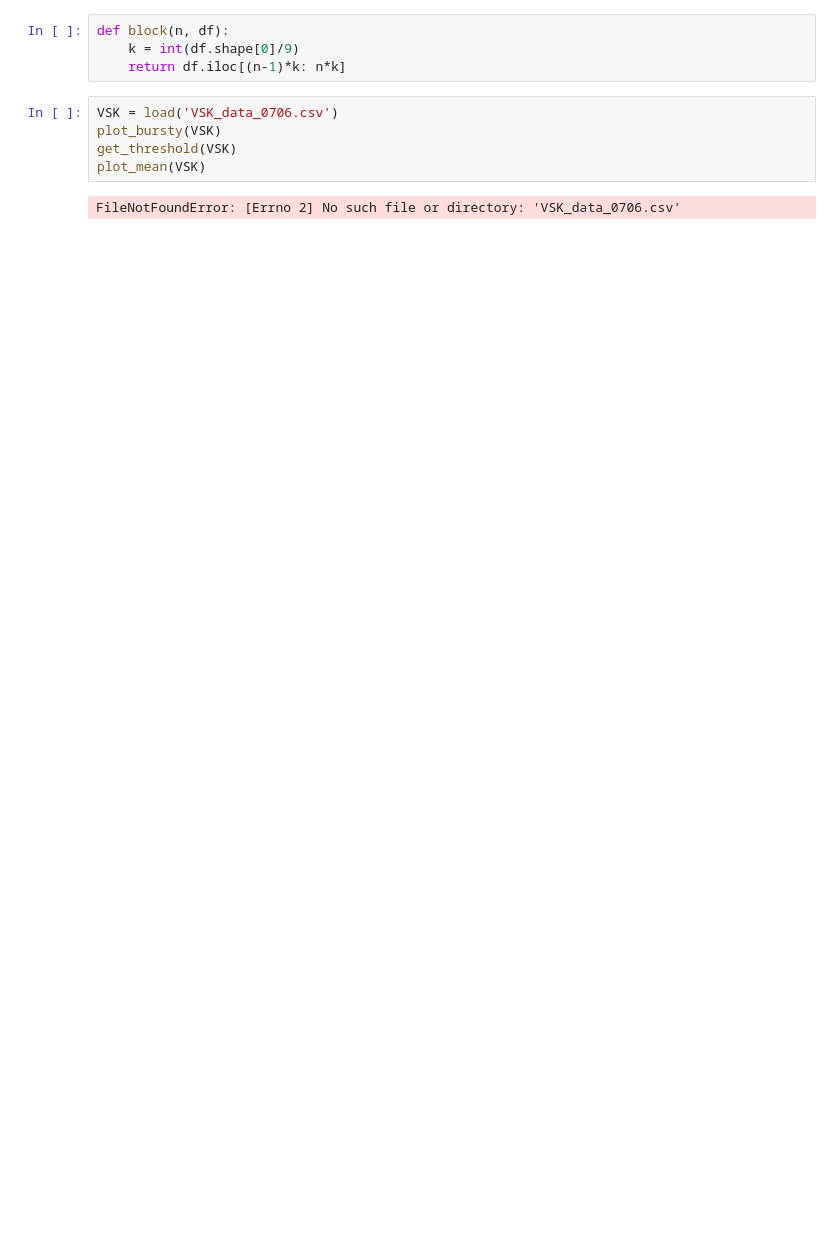
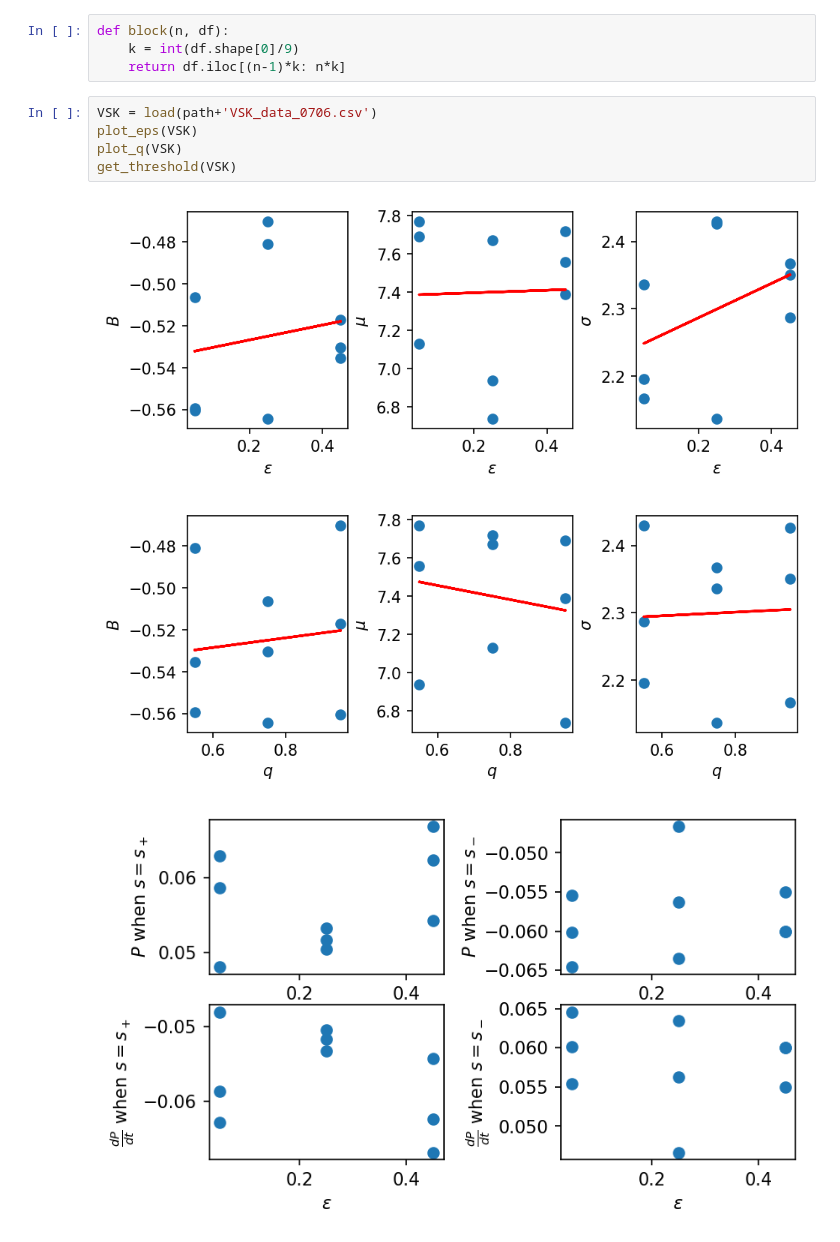
Before and after one commit to kalburge/stock-predict, a Jupyter notebook: analysis.ipynb, the cells around one changed output. Drawn from its saved outputs; the diff is of its cells as text; blank space fills up the shorter version.

```diff
--- a/analysis.ipynb
+++ b/analysis.ipynb
@@ -158,10 +255,12 @@ def block(n, df):
     k = int(df.shape[0]/9)
     return df.iloc[(n-1)*k: n*k]
 # %%
-VSK = load('VSK_data_0706.csv')
-plot_bursty(VSK)
+VSK = load(path+'VSK_data_0706.csv')
+plot_eps(VSK)
+plot_q(VSK)
 get_threshold(VSK)
-plot_mean(VSK)
 # %% [output]
-FileNotFoundError: [Errno 2] No such file or directory: 'VSK_data_0706.csv'
+[figure, added]
+[figure, added]
+[figure, added]
 # %%
```
Also changed, not shown: parts of 11 cells of this notebook.
